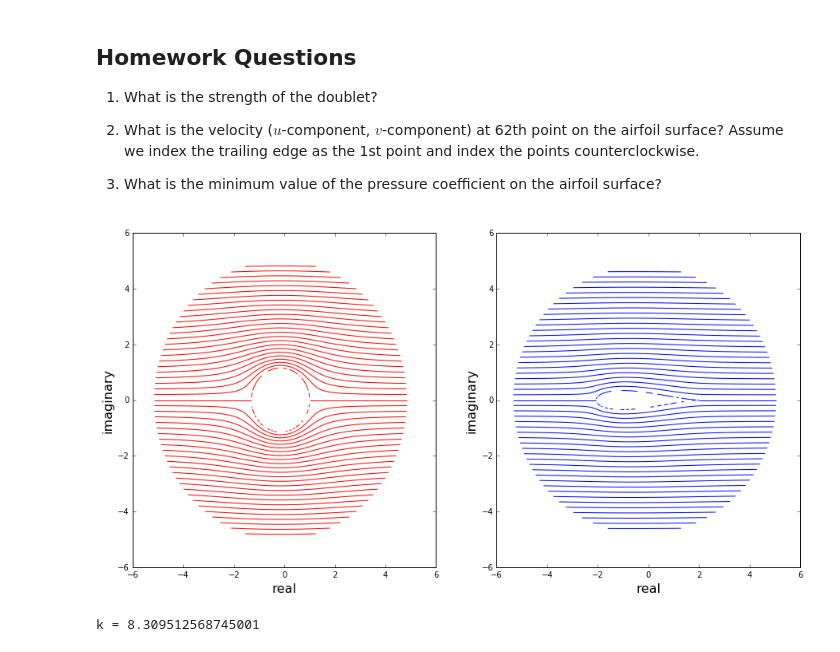
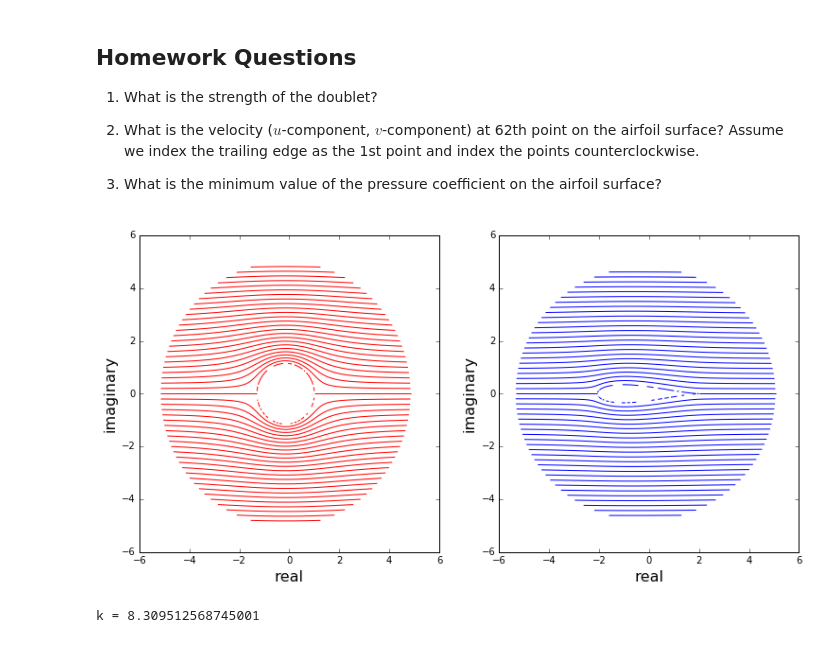
Before and after one commit to lpgleaves/mae6226-workspace, a Jupyter notebook: 06_Assignment_working.ipynb, the cells around one changed output. Saved outputs shown, nothing was run; the diff lists cells and outputs as text; code cells hidden in the pictures.

```diff
--- a/06_Assignment_working.ipynb
+++ b/06_Assignment_working.ipynb
@@ -126,12 +141,0 @@ pyplot.scatter(zcirc.real,zcirc.imag,s=6,c='r')
-# %%
-xi = zcirc + c**2/(zcirc)
-
-size = 9
-pyplot.figure(figsize=(size, size))
-pyplot.xlabel('x', fontsize=16)
-pyplot.ylabel('y', fontsize=16)
-pyplot.xlim(-7,7)
-pyplot.ylim(-7,7)
-pyplot.scatter(xi.real,xi.imag,s=6,c='b')
-pyplot.xlim(-6,6)
-pyplot.ylim(-6,6)
@@ -149,37 +150,36 @@ pyplot.ylim(-6,6)
 
 3. What is the minimum value of the pressure coefficient on the airfoil surface?
 # %%
-radius = 1.15
 uinf = 1
 vinf = 0
-xd = -0.15
-yd = 0
+xd = xc
+yd = yc
 
 k = (radius**2)*(2*numpy.pi*uinf)
 
-psid = getstreamfuncdub(k,xd,yd,zcirc.real,zcirc.imag)
-psifs = uinf*zcirc.imag
-psi = psid + psifs
+psidub = getstreamfuncdub(k,xd,yd,z.real,z.imag)
+psifs = uinf*z.imag
+psi = psidub + psifs
 
 levels = numpy.linspace(-psi.max(),psi.max(),51)
 
 size = 5
-pyplot.figure(figsize=(3*size,1.5*size))
+pyplot.figure(figsize=(2.5*size,1.2*size))
 pyplot.subplot(121)
 pyplot.xlim(-6,6)
 pyplot.ylim(-6,6)
 pyplot.xlabel('real',fontsize=16)
 pyplot.ylabel('imaginary',fontsize=16)
-pyplot.contour(zcirc.real, zcirc.imag, psi, levels=levels, colors='r', linewidths=1, linestyles='solid')
+pyplot.contour(z.real, z.imag, psi, levels=levels, colors='r', linewidths=1, linestyles='solid')
 
 pyplot.subplot(122)
 pyplot.xlim(-6,6)
 pyplot.ylim(-6,6)
 pyplot.xlabel('real',fontsize=16)
 pyplot.ylabel('imaginary',fontsize=16)
 pyplot.contour(xi.real, xi.imag, psi, levels=levels, colors='b', linewidths=1, linestyles='solid');
 # %% [output]
-[figure, old version]
+[figure, new version]
 # %%
 # 1. Strength of doublet
 print('k = ' + str(k))
```
Also changed, not shown: parts of 14 cells of this notebook, 1 other file.
